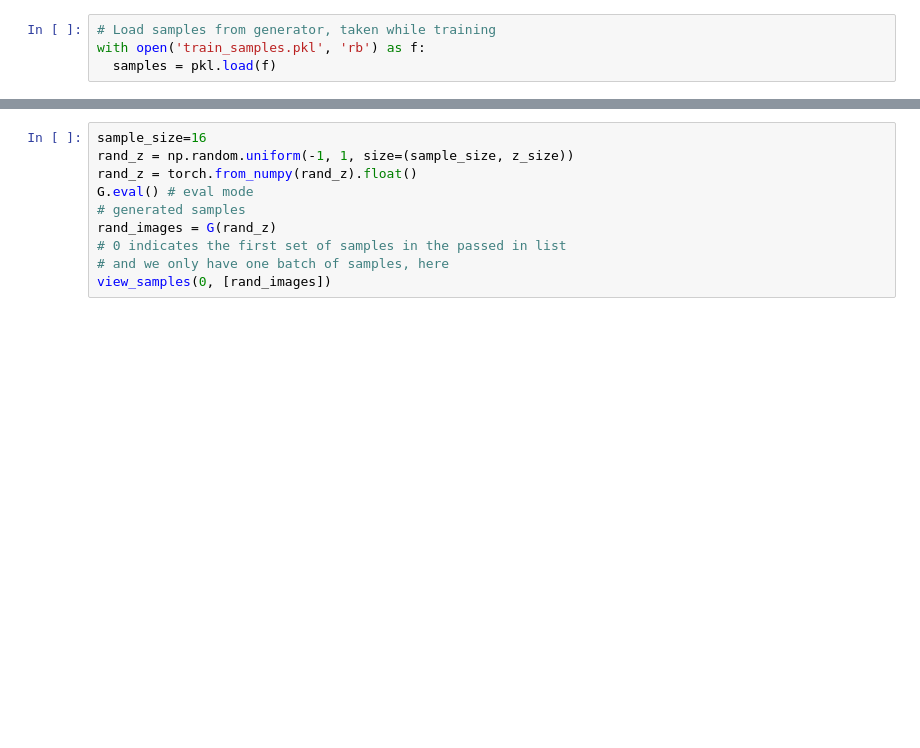
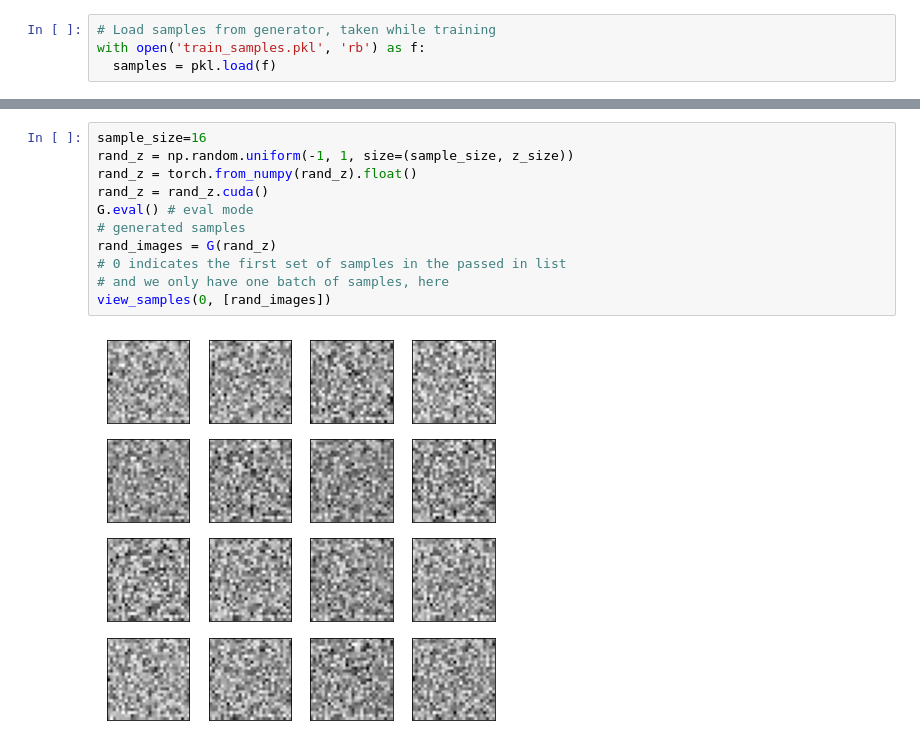
Before and after one commit to dambdmitry/NeuralNetworksLab4, a Jupyter notebook: Untitled4.ipynb, the cells around one changed output, grey strips where cells are left out. Drawn from its saved outputs; the diff is of its cells as text; blank space fills up the shorter version.

```diff
--- a/Untitled4.ipynb
+++ b/Untitled4.ipynb
@@ -270,10 +260,13 @@ for sample, ax_row in zip(samples[::int(len(samples)/rows)], axes):
 # %%
 sample_size=16
 rand_z = np.random.uniform(-1, 1, size=(sample_size, z_size))
 rand_z = torch.from_numpy(rand_z).float()
+rand_z = rand_z.cuda()
 G.eval() # eval mode
 # generated samples
 rand_images = G(rand_z)
 # 0 indicates the first set of samples in the passed in list
 # and we only have one batch of samples, here
 view_samples(0, [rand_images])
+# %% [output]
+[figure, added]
```
Also changed, not shown: parts of 11 cells of this notebook.
